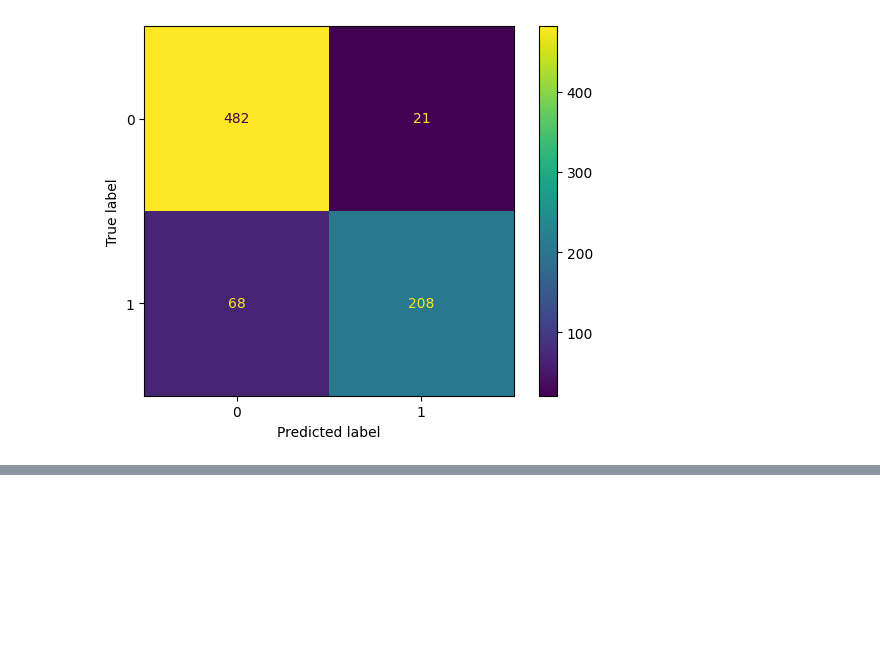
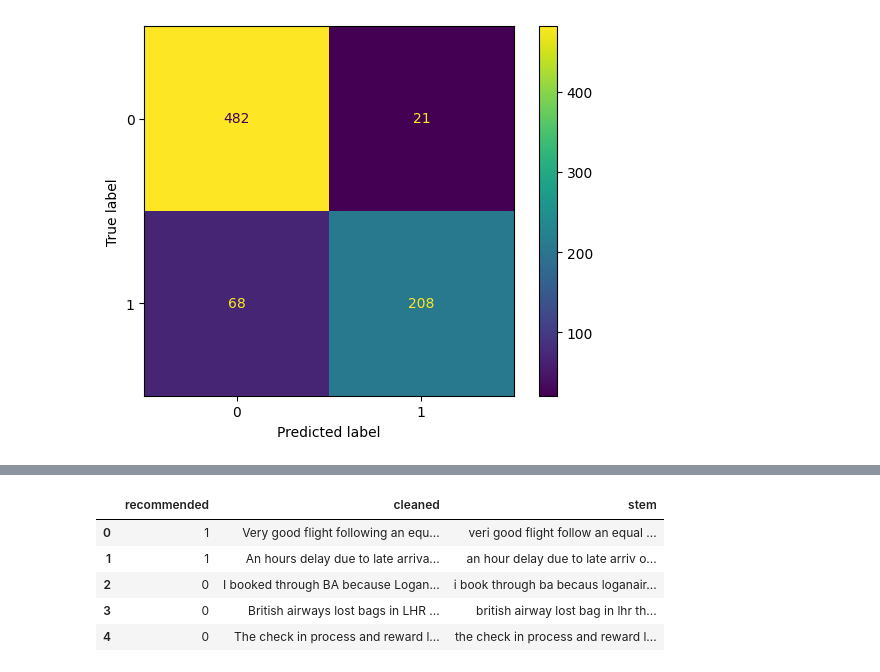
Before and after one commit to ryslipe/british_airlines, a Jupyter notebook: notebooks/04_logistic_regression_model.ipynb, the cells around one changed output, grey strips where cells are left out. Cells and saved outputs as stored; diff of their text form; code cells hidden in the pictures; blank space fills up the shorter version.

```diff
--- a/notebooks/04_logistic_regression_model.ipynb
+++ b/notebooks/04_logistic_regression_model.ipynb
@@ -81,0 +121,9 @@ ConfusionMatrixDisplay.from_estimator(log_reg, X_test_vec, y_test)
+# %%
+from nltk.stem import PorterStemmer
+from nltk.tokenize import word_tokenize
+
+# stemmer function
+def stem_reviews(reviews: pd.Series) -> pd.Series:
+    ps = PorterStemmer()
+    stemmed_reviews = reviews.apply(lambda review: ' '.join([ps.stem(word) for word in word_tokenize(review)]))
+    return stemmed_reviews
@@ -81,0 +133,9 @@ ConfusionMatrixDisplay.from_estimator(log_reg, X_test_vec, y_test)
+# %%
+stemmed.head()
+# %% [output]
+|  | recommended | cleaned | stem |
+| 0 | 1 | Very good flight following an equ... | veri good flight follow an equal ... |
+| 1 | 1 | An hours delay due to late arriva... | an hour delay due to late arriv o... |
+| 2 | 0 | I booked through BA because Logan... | i book through ba becaus loganair... |
+| 3 | 0 | British airways lost bags in LHR ... | british airway lost bag in lhr th... |
+| 4 | 0 | The check in process and reward l... | the check in process and reward l... |
```
Also changed, not shown: parts of 15 cells of this notebook.
